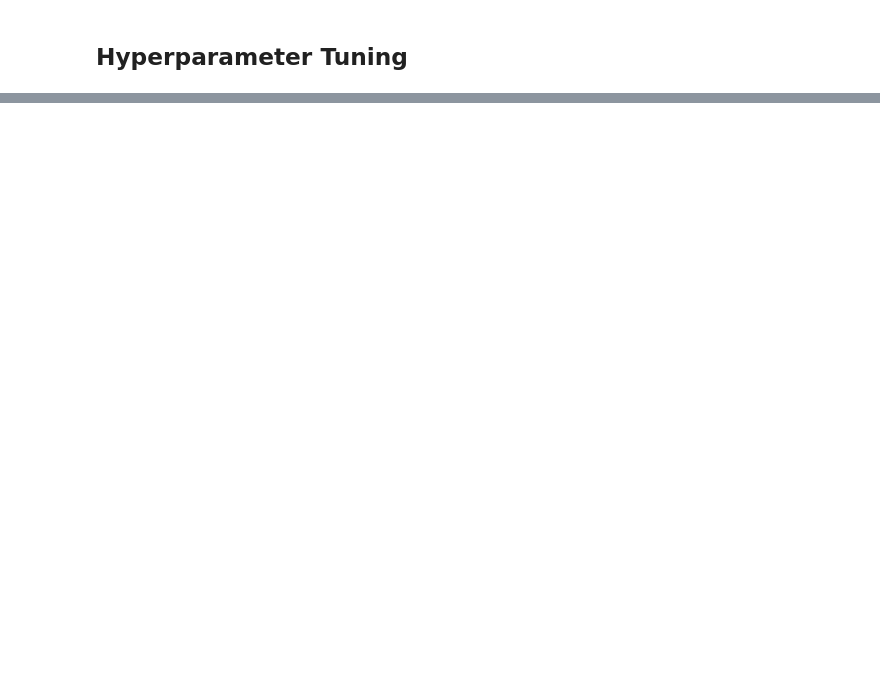
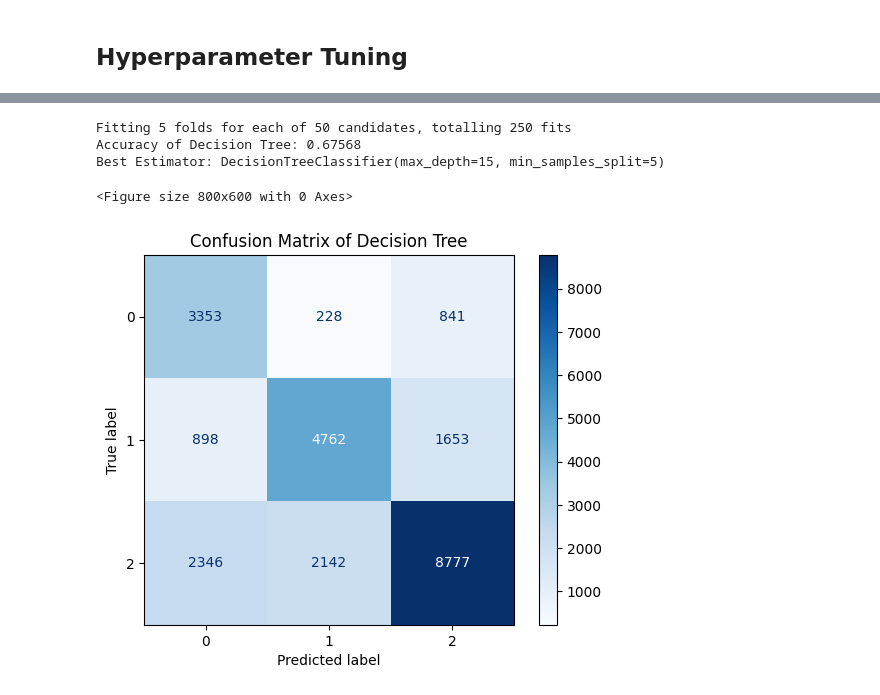
Before and after one commit to ashifka/ashif, a Jupyter notebook: AshifKA(Credit_week3).ipynb, the cells around one changed output, grey strips where cells are left out. Drawn from its saved outputs; the diff is of its cells as text; code cells hidden in the pictures; blank space fills up the shorter version.

```diff
--- a/AshifKA(Credit_week3).ipynb
+++ b/AshifKA(Credit_week3).ipynb
@@ -491,0 +496,36 @@ final['Best Parameter'].iloc[0]
+# %%
+# Decision Tree
+dt_params = {
+    'criterion': ['gini', 'entropy'],
+    'max_depth': [None, 5, 10, 15],
+    'min_samples_split': [2, 5, 10],
+    'min_samples_leaf': [1, 2, 4]
+}
+
+dt_model = DecisionTreeClassifier()
+dt_random_search = RandomizedSearchCV(estimator=dt_model, param_distributions=dt_params, n_iter=50, verbose=1, n_jobs=-1)
+dt_random_search.fit(X_train, y_train)
+
+dt_best_parameter = dt_random_search.best_params_
+dt_best_model = dt_random_search.best_estimator_
+
+dt_pred = dt_best_model.predict(X_test)
+dt_score = accuracy_score(y_test, dt_pred)
+
+dt_class_labels = np.unique(y_test)
+dt_matrix = confusion_matrix(y_test, dt_pred)
+
+print("Accuracy of Decision Tree:", dt_score)
+print("Best Estimator:", dt_best_model)
+
+plt.figure(figsize=(8, 6))
+dt_disp = ConfusionMatrixDisplay(confusion_matrix=dt_matrix, display_labels=dt_class_labels)
+dt_disp.plot(cmap='Blues', values_format='d')
+plt.title('Confusion Matrix of Decision Tree')
+plt.show()
+# %% [output]
+Fitting 5 folds for each of 50 candidates, totalling 250 fits
+Accuracy of Decision Tree: 0.67568
+Best Estimator: DecisionTreeClassifier(max_depth=15, min_samples_split=5)
+<Figure size 800x600 with 0 Axes>
+[figure, added]
```
Also changed, not shown: parts of 23 cells of this notebook.
